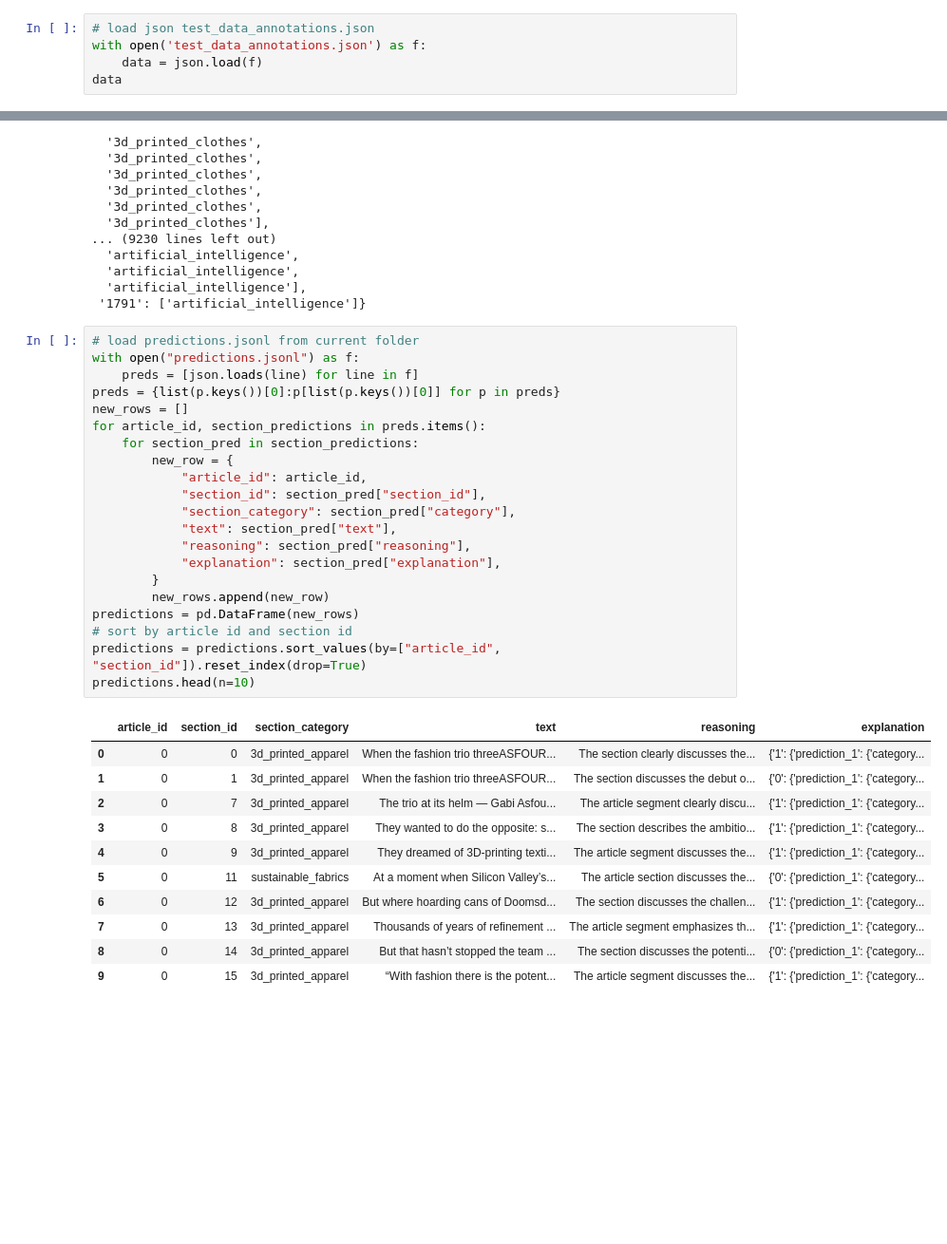
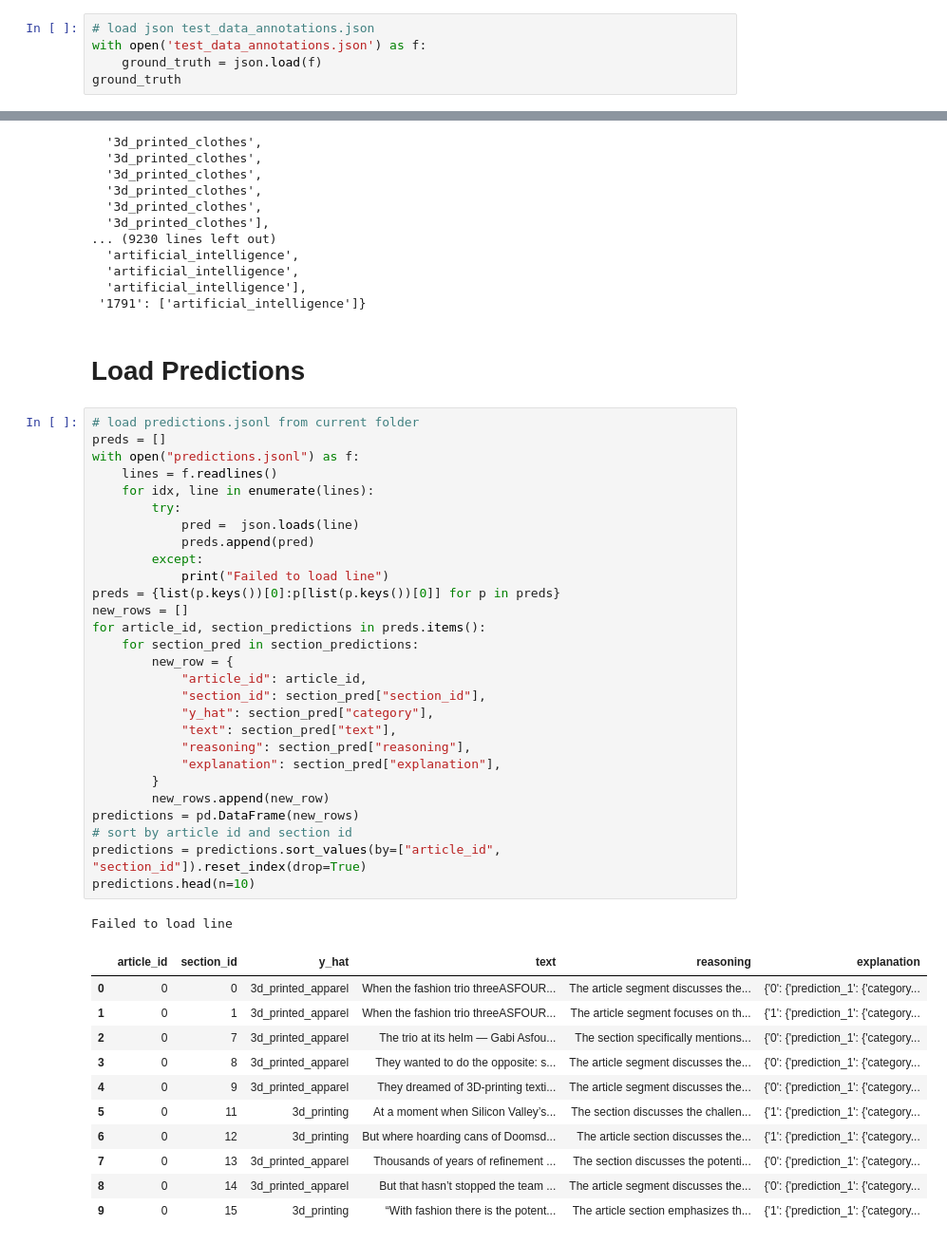
Before and after one commit to sdg-ai/trends-innovations, a Jupyter notebook: experiments/article_annotation/article_labeling_using_chatgpt_2.0_performance.ipynb, the cells around one changed output, grey strips where cells are left out. Shown at 95% size. Drawn from its saved outputs; the diff is of its cells as text; blank space fills up the shorter version.

```diff
--- a/experiments/article_annotation/article_labeling_using_chatgpt_2.0_performance.ipynb
+++ b/experiments/article_annotation/article_labeling_using_chatgpt_2.0_performance.ipynb
@@ -7,8 +9,8 @@ import json
 # %%
 # load json test_data_annotations.json
 with open('test_data_annotations.json') as f:
-    data = json.load(f)
-data
+    ground_truth = json.load(f)
+ground_truth
 # %% [output]
 {'0': ['3d_printed_clothes',
   '3d_printed_clothes',
@@ -27,36 +29,46 @@ data
   'artificial_intelligence',
   'artificial_intelligence'],
  '1791': ['artificial_intelligence']}
+# %% [markdown]
+# Load Predictions
 # %%
 # load predictions.jsonl from current folder
+preds = []
 with open("predictions.jsonl") as f:
-    preds = [json.loads(line) for line in f]
+    lines = f.readlines()
+    for idx, line in enumerate(lines):
+        try:
+            pred =  json.loads(line)
+            preds.append(pred)
+        except:
+            print("Failed to load line")
 preds = {list(p.keys())[0]:p[list(p.keys())[0]] for p in preds}
 new_rows = []
 for article_id, section_predictions in preds.items():
     for section_pred in section_predictions:
         new_row = {
             "article_id": article_id,
             "section_id": section_pred["section_id"],
-            "section_category": section_pred["category"],
+            "y_hat": section_pred["category"],
             "text": section_pred["text"],
             "reasoning": section_pred["reasoning"],
             "explanation": section_pred["explanation"],
         }
         new_rows.append(new_row)
 predictions = pd.DataFrame(new_rows)
 # sort by article id and section id
 predictions = predictions.sort_values(by=["article_id", "section_id"]).reset_index(drop=True)
 predictions.head(n=10)
 # %% [output]
+Failed to load line
-|  | article_id | section_id | section_category | text | reasoning | explanation |
-| 0 | 0 | 0 | 3d_printed_apparel | When the fashion trio threeASFOUR... | The section clearly discusses the... | {'1': {'prediction_1': {'category... |
-| 1 | 0 | 1 | 3d_printed_apparel | When the fashion trio threeASFOUR... | The section discusses the debut o... | {'0': {'prediction_1': {'category... |
-| 2 | 0 | 7 | 3d_printed_apparel | The trio at its helm — Gabi Asfou... | The article segment clearly discu... | {'1': {'prediction_1': {'category... |
-| 3 | 0 | 8 | 3d_printed_apparel | They wanted to do the opposite: s... | The section describes the ambitio... | {'1': {'prediction_1': {'category... |
-| 4 | 0 | 9 | 3d_printed_apparel | They dreamed of 3D-printing texti... | The article segment discusses the... | {'1': {'prediction_1': {'category... |
-| 5 | 0 | 11 | sustainable_fabrics | At a moment when Silicon Valley’s... | The article section discusses the... | {'0': {'prediction_1': {'category... |
-| 6 | 0 | 12 | 3d_printed_apparel | But where hoarding cans of Doomsd... | The section discusses the challen... | {'1': {'prediction_1': {'category... |
-| 7 | 0 | 13 | 3d_printed_apparel | Thousands of years of refinement ... | The article segment emphasizes th... | {'1': {'prediction_1': {'category... |
-| 8 | 0 | 14 | 3d_printed_apparel | But that hasn’t stopped the team ... | The section discusses the potenti... | {'0': {'prediction_1': {'category... |
-| 9 | 0 | 15 | 3d_printed_apparel | “With fashion there is the potent... | The article segment discusses the... | {'1': {'prediction_1': {'category... |
+|  | article_id | section_id | y_hat | text | reasoning | explanation |
+| 0 | 0 | 0 | 3d_printed_apparel | When the fashion trio threeASFOUR... | The article segment discusses the... | {'0': {'prediction_1': {'category... |
+| 1 | 0 | 1 | 3d_printed_apparel | When the fashion trio threeASFOUR... | The article segment focuses on th... | {'1': {'prediction_1': {'category... |
+| 2 | 0 | 7 | 3d_printed_apparel | The trio at its helm — Gabi Asfou... | The section specifically mentions... | {'0': {'prediction_1': {'category... |
+| 3 | 0 | 8 | 3d_printed_apparel | They wanted to do the opposite: s... | The article segment discusses the... | {'0': {'prediction_1': {'category... |
+| 4 | 0 | 9 | 3d_printed_apparel | They dreamed of 3D-printing texti... | The article segment discusses the... | {'0': {'prediction_1': {'category... |
+| 5 | 0 | 11 | 3d_printing | At a moment when Silicon Valley’s... | The section discusses the challen... | {'1': {'prediction_1': {'category... |
+| 6 | 0 | 12 | 3d_printing | But where hoarding cans of Doomsd... | The article section discusses the... | {'1': {'prediction_1': {'category... |
+| 7 | 0 | 13 | 3d_printed_apparel | Thousands of years of refinement ... | The section discusses the potenti... | {'0': {'prediction_1': {'category... |
+| 8 | 0 | 14 | 3d_printed_apparel | But that hasn’t stopped the team ... | The article segment discusses the... | {'0': {'prediction_1': {'category... |
+| 9 | 0 | 15 | 3d_printing | “With fashion there is the potent... | The article section emphasizes th... | {'1': {'prediction_1': {'category... |
```
Also changed, not shown: parts of 11 cells of this notebook, 13 other files.
